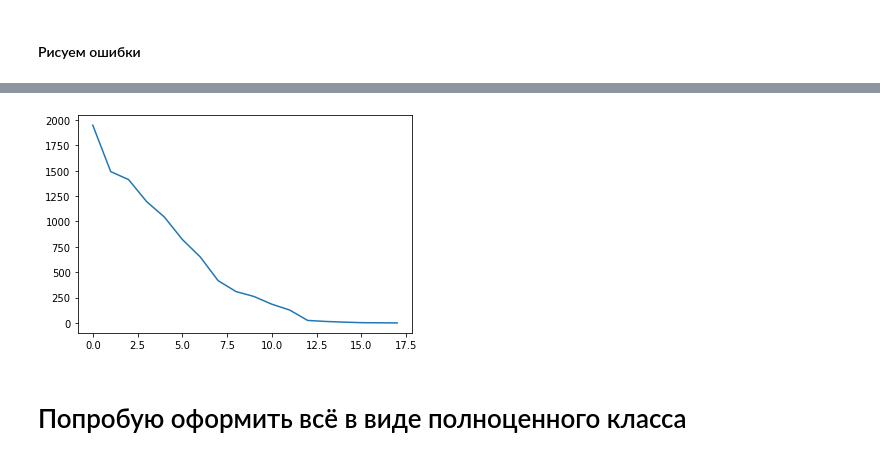
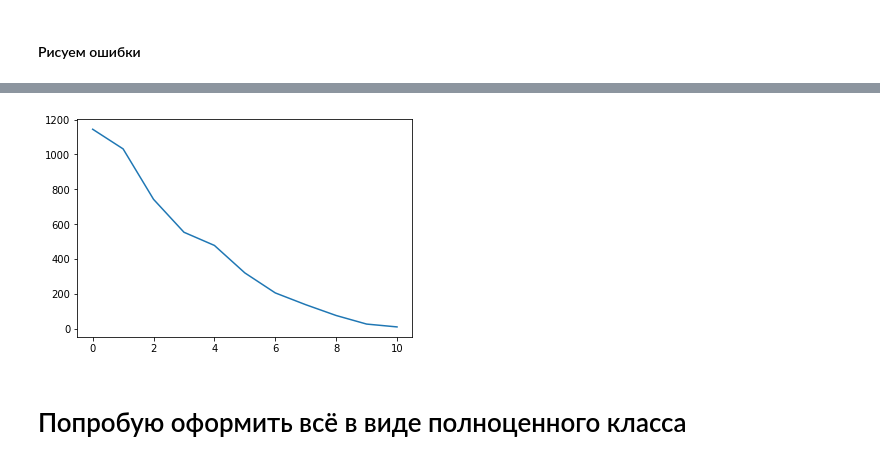
Before and after one commit to 89605502155/ML-repositry, a Jupyter notebook: N-PLS.ipynb, the cells around one changed output, grey strips where cells are left out. Drawn from its saved outputs; the diff is of its cells as text; code cells hidden in the pictures.

```diff
--- a/N-PLS.ipynb
+++ b/N-PLS.ipynb
@@ -47,5 +38,7 @@ b=sum(y_centrir)/y_centrir.shape[0]
-# %%
-y_centrir-=b
+# %%
+x_centrir -= x_centrir.mean(axis = 0)
+# %%
+y_centrir -= y_centrir.mean()
 # %% [markdown]
 #### Делим на тестовый и обучающий наборы
 # %%
@@ -62,10 +55,7 @@ x=np.array(x)
 # %%
 # a-numpy array;  b-pandas array
 def error(a,b):
-    s=0
-    for i in range(0,len(a)):
-        s+=((a[i]-b[i]))**2
-    return s
+    return ((a - b)**2).sum()
 # %% [markdown]
 #### Получаем ошибки
 # %%
@@ -154,8 +144,8 @@ plt.show();
 # %%
-plt.plot(output[0:18])
+plt.plot(output[0:11])
 plt.show();
 # %% [output]
-[figure, old version]
+[figure, new version]
 # %% [markdown]
 # Попробую оформить всё в виде полноценного класса
 # %%
```
Also changed, not shown: parts of 7 cells of this notebook.
